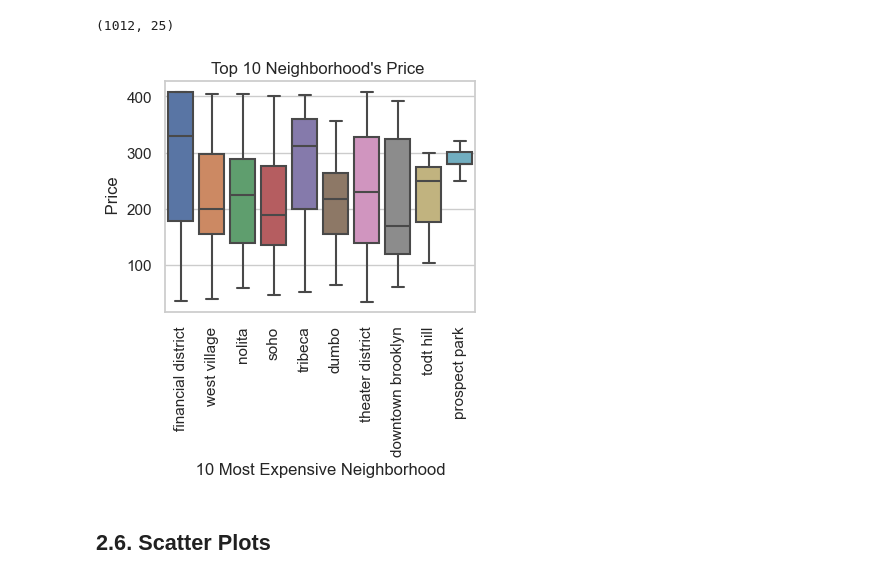
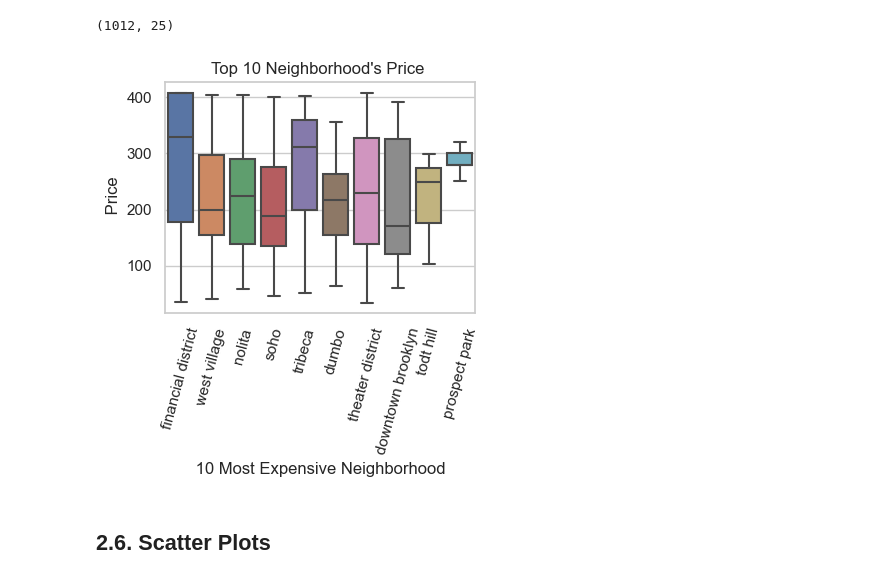
Before and after one commit to sresende/airbnb_data_analysis, a Jupyter notebook: code/02 Exploratory Data Analysis.ipynb, the cells around one changed output. Drawn from its saved outputs; the diff is of its cells as text; code cells hidden in the pictures.

```diff
--- a/code/02 Exploratory Data Analysis.ipynb
+++ b/code/02 Exploratory Data Analysis.ipynb
@@ -281,16 +279,16 @@ df_top_10.shape
 # %%
 # modify to get 10 Top
 #Plotting Categorical Features and target
 plt.figure(figsize = (4, 3))
 plt.title("Top 10 Neighborhood's Price ")
 
 sns.set(style='whitegrid')
 ax = sns.boxplot(x ='neighbourhood_cleansed', y ='price', data = df_top_10, )
-ax.set_xticklabels(ax.get_xticklabels(),rotation=90)
+ax.set_xticklabels(ax.get_xticklabels(),rotation=75)
 plt.xlabel(" 10 Most Expensive Neighborhood ")
 plt.ylabel(" Price");
 # %% [output]
-[figure, old version]
+[figure, new version]
 # %%
 import plotly.express as px
 
```
Also changed, not shown: parts of 7 cells of this notebook, 12 other files.
